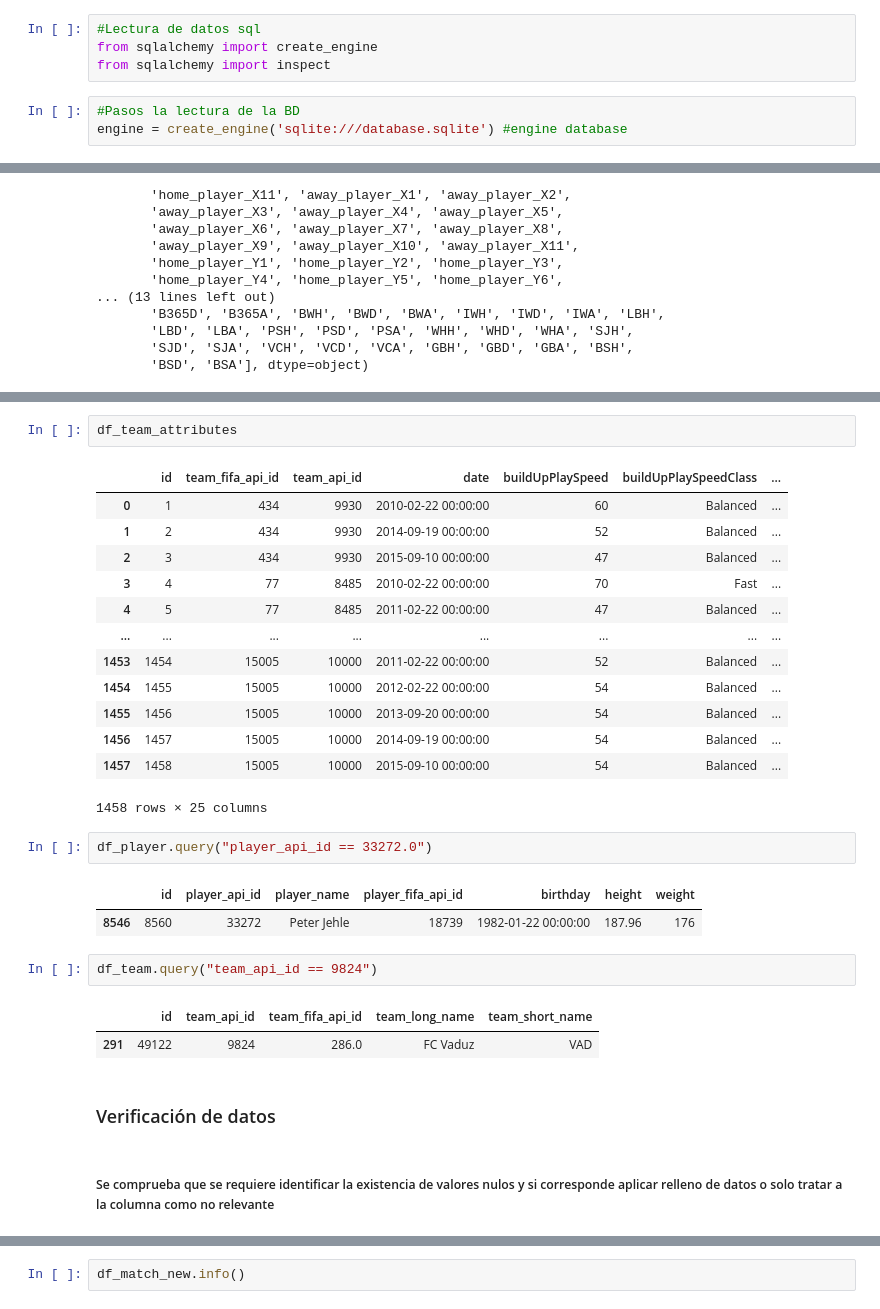
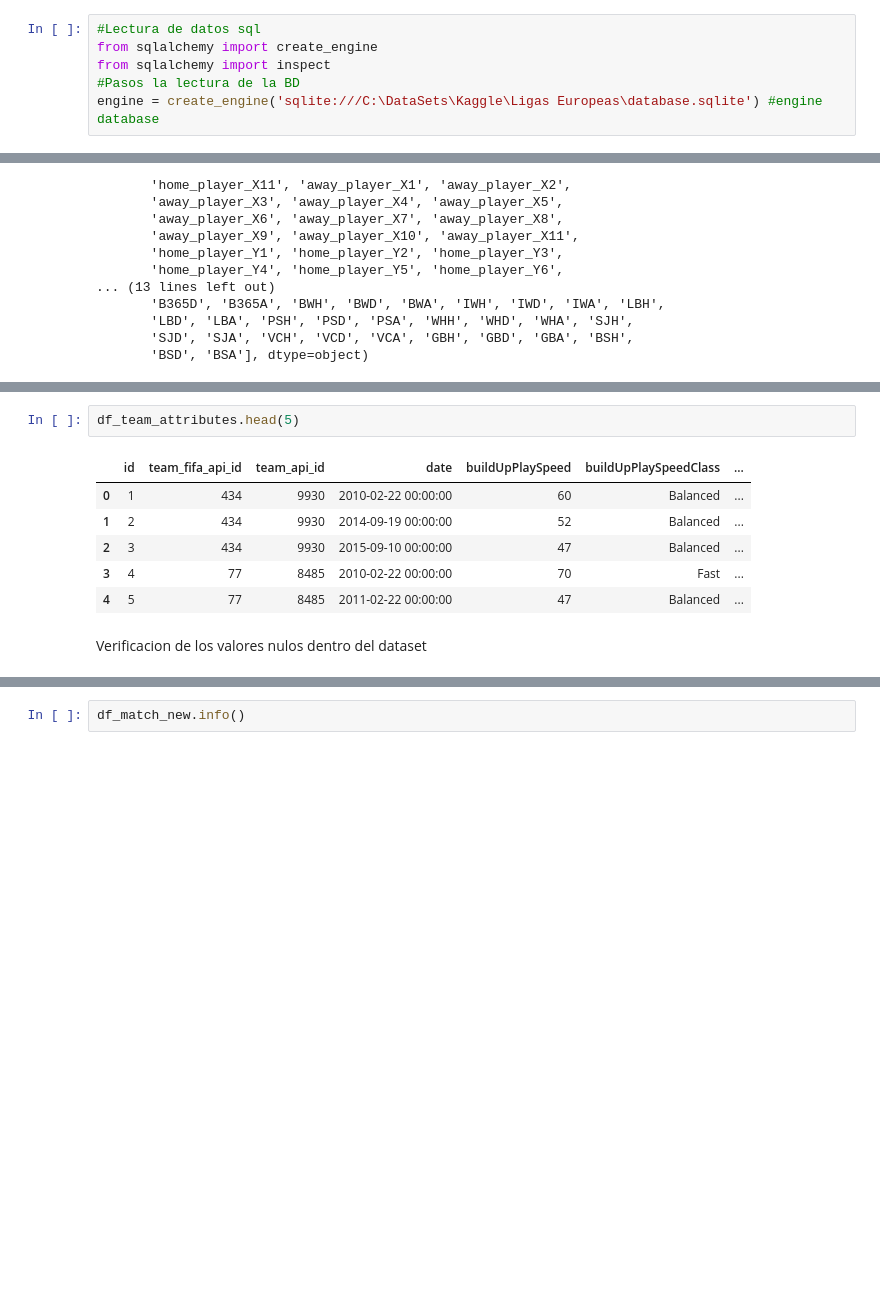
Before and after one commit to Lguanilo/Protectos-Data-Science, a Jupyter notebook: Ligas Europeas/Jugadores_Europeos_v01.ipynb, the cells around one changed output, grey strips where cells are left out. Cells and saved outputs as stored; diff of their text form; blank space fills up the shorter version.

```diff
--- a/Ligas Europeas/Jugadores_Europeos_v01.ipynb
+++ b/Ligas Europeas/Jugadores_Europeos_v01.ipynb
@@ -23,6 +25,5 @@ warnings.filterwarnings("ignore")
 #Lectura de datos sql
 from sqlalchemy import create_engine
 from sqlalchemy import inspect
+#Pasos la lectura de la BD
+engine = create_engine('sqlite:///C:\DataSets\Kaggle\Ligas Europeas\database.sqlite') #engine database
-# %%
-#Pasos la lectura de la BD
-engine = create_engine('sqlite:///database.sqlite') #engine database
@@ -197,30 +137,11 @@ df_team
 # %%
-df_team_attributes
+df_team_attributes.head(5)
 # %% [output]
 |  | id | team_fifa_api_id | team_api_id | date | buildUpPlaySpeed | buildUpPlaySpeedClass | ... |
 | 0 | 1 | 434 | 9930 | 2010-02-22 00:00:00 | 60 | Balanced | ... |
 | 1 | 2 | 434 | 9930 | 2014-09-19 00:00:00 | 52 | Balanced | ... |
 | 2 | 3 | 434 | 9930 | 2015-09-10 00:00:00 | 47 | Balanced | ... |
 | 3 | 4 | 77 | 8485 | 2010-02-22 00:00:00 | 70 | Fast | ... |
 | 4 | 5 | 77 | 8485 | 2011-02-22 00:00:00 | 47 | Balanced | ... |
-| ... | ... | ... | ... | ... | ... | ... | ... |
-| 1453 | 1454 | 15005 | 10000 | 2011-02-22 00:00:00 | 52 | Balanced | ... |
-| 1454 | 1455 | 15005 | 10000 | 2012-02-22 00:00:00 | 54 | Balanced | ... |
-| 1455 | 1456 | 15005 | 10000 | 2013-09-20 00:00:00 | 54 | Balanced | ... |
-| 1456 | 1457 | 15005 | 10000 | 2014-09-19 00:00:00 | 54 | Balanced | ... |
-| 1457 | 1458 | 15005 | 10000 | 2015-09-10 00:00:00 | 54 | Balanced | ... |
-1458 rows × 25 columns
-# %%
-df_player.query("player_api_id == 33272.0")
-# %% [output]
-|  | id | player_api_id | player_name | player_fifa_api_id | birthday | height | weight |
-| 8546 | 8560 | 33272 | Peter Jehle | 18739 | 1982-01-22 00:00:00 | 187.96 | 176 |
-# %%
-df_team.query("team_api_id == 9824")
-# %% [output]
-|  | id | team_api_id | team_fifa_api_id | team_long_name | team_short_name |
-| 291 | 49122 | 9824 | 286.0 | FC Vaduz | VAD |
-# %% [markdown]
-### Verificación de datos
 # %% [markdown]
-##### Se comprueba que se requiere identificar la existencia de valores nulos y si corresponde aplicar relleno de datos o solo tratar a la columna como no relevante
+Verificacion de los valores nulos dentro del dataset
```
Also changed, not shown: parts of 53 cells of this notebook.
